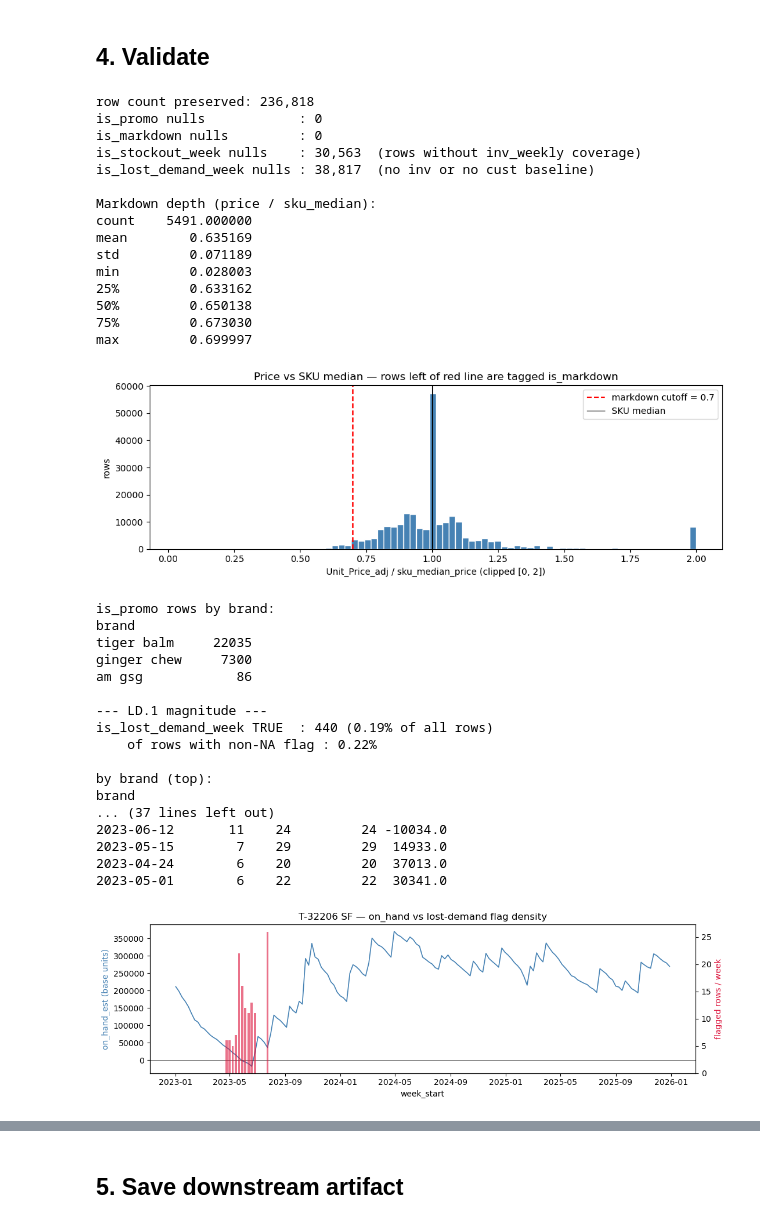
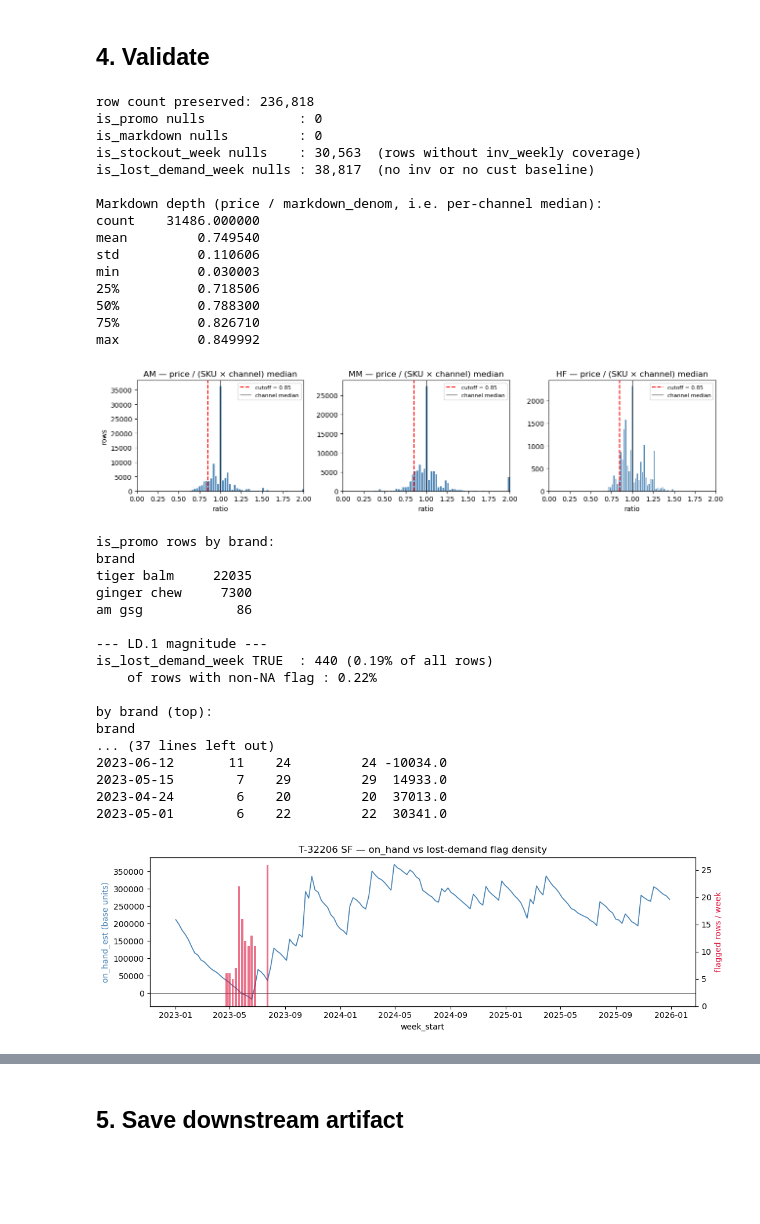
Before and after one commit to binkybarnes/pop_prompt2, a Jupyter notebook: pipeline/05_tag_transactions.ipynb, the cells around one changed output, grey strips where cells are left out. Drawn from its saved outputs; the diff is of its cells as text; code cells hidden in the pictures; blank space fills up the shorter version.

```diff
--- a/pipeline/05_tag_transactions.ipynb
+++ b/pipeline/05_tag_transactions.ipynb
@@ -27,7 +27,14 @@ if str(ROOT) not in sys.path:
     sys.path.insert(0, str(ROOT))
 
 # Tunable thresholds — passed to src.tagging.tag_transactions
-MARKDOWN_FACTOR     = 0.70   # Unit_Price_adj < 0.70 * SKU median -> is_markdown
+MARKDOWN_FACTOR     = 0.85   # price < 0.85 * (SKU × channel) median -> is_markdown
+                             # Calibrated to the demand-response curve: rows
+                             # 10-20% below median show 2.6x normal qty, 20-30%
+                             # below show 4x, 30%+ show 11x. 0.85 picks up the
+                             # first meaningful bump. See 05b experiment.
+MARKDOWN_MIN_N      = 5      # min rows per (SKU × channel) to trust the
+                             # per-channel median; below that fall back to
+                             # pooled SKU median.
 LOST_DEMAND_COVER_K = 10.0   # low_stock if week_on_hand < K * typical weekly base sales
 LOST_DEMAND_ORDER_F = 0.70   # cust shorted if order < F * customer median base qty for SKU
 LOST_DEMAND_MIN_N   = 3      # min orders per (customer, SKU) to trust the customer median
@@ -56,6 +73,7 @@ from src.tagging import tag_transactions
 sales, meta = tag_transactions(
     sales, promo_cal, inv_weekly,
     markdown_factor=MARKDOWN_FACTOR,
+    markdown_min_n=MARKDOWN_MIN_N,
     lost_demand_cover_k=LOST_DEMAND_COVER_K,
     lost_demand_order_f=LOST_DEMAND_ORDER_F,
     lost_demand_min_n=LOST_DEMAND_MIN_N,
@@ -67,7 +85,7 @@ def _pct(k): return meta[k] / n * 100
 
 print(f'total sales rows                 : {n:,}')
 print(f'is_promo             : {meta["is_promo_true"]:>8,} ({_pct("is_promo_true"):5.1f}%)')
-print(f'is_markdown          : {meta["is_markdown_true"]:>8,} ({_pct("is_markdown_true"):5.1f}%)')
+print(f'is_markdown          : {meta["is_markdown_true"]:>8,} ({_pct("is_markdown_true"):5.1f}%)  (factor={MARKDOWN_FACTOR}, per-(SKU × channel) median)')
 print(f'is_stockout_week     : {meta["is_stockout_week_true"]:>8,} ({_pct("is_stockout_week_true"):5.1f}%)  (strict: on_hand<=0)')
 print(f'is_lost_demand_week  : {meta["is_lost_demand_week_true"]:>8,} ({_pct("is_lost_demand_week_true"):5.1f}%)  (low stock AND cust below normal)')
 print(f'   low_stock_week          : {meta["low_stock_week_true"]:>8,} ({_pct("low_stock_week_true"):5.1f}%)')
@@ -78,6 +96,12 @@ print(f'is_clean_demand      : {meta["is_clean_demand_true"]:>8,} ({_pct("is_cle
 print('\nflag overlap (is_promo × is_markdown):')
 print(pd.crosstab(sales['is_promo'], sales['is_markdown']).to_string())
 
+print('\nis_markdown per channel:')
+print(sales.groupby('SALESCHANNEL', dropna=False).agg(
+    n=('is_markdown', 'size'),
+    flagged=('is_markdown', 'sum'),
+).assign(pct=lambda d: 100 * d['flagged'] / d['n']).round(2).to_string())
+
 print('\nlost-demand-week overlap with other flags:')
 ld = sales['is_lost_demand_week'] == True
 print(f'   and is_promo        : {(ld & sales["is_promo"]).sum():,}')
@@ -119,22 +140,27 @@ print(f'is_stockout_week nulls    : {sales["is_stockout_week"].isna().sum():,}
 print(f'is_lost_demand_week nulls : {sales["is_lost_demand_week"].isna().sum():,}  (no inv or no cust baseline)')
 
 # ---- Check 3: markdown depth distribution ----------------------------------
-md = sales[sales['is_markdown'] & sales['sku_median_price'].notna()].copy()
-md['price_ratio'] = md['Unit_Price_adj'] / md['sku_median_price']
-print(f'\nMarkdown depth (price / sku_median):')
+# markdown_denom is the per-(SKU × channel) median (fallback: pooled SKU median).
+md = sales[sales['is_markdown'] & sales['markdown_denom'].notna()].copy()
+md['price_ratio'] = md['Unit_Price_adj'] / md['markdown_denom']
+print(f'\nMarkdown depth (price / markdown_denom, i.e. per-channel median):')
 print(md['price_ratio'].describe().to_string())
 
-fig, ax = plt.subplots(figsize=(10, 3.5))
-all_ratio = (sales.loc[sales['Unit_Price_adj'] > 0, 'Unit_Price_adj']
-             / sales.loc[sales['Unit_Price_adj'] > 0, 'sku_median_price']).dropna()
-ax.hist(all_ratio.clip(0, 2), bins=80, color='steelblue', edgecolor='white')
-ax.axvline(MARKDOWN_FACTOR, color='red', linestyle='--',
-           label=f'markdown cutoff = {MARKDOWN_FACTOR}')
-ax.axvline(1.0, color='black', linestyle='-', lw=0.8, label='SKU median')
-ax.set_xlabel('Unit_Price_adj / sku_median_price (clipped [0, 2])')
-ax.set_ylabel('rows')
-ax.set_title('Price vs SKU median — rows left of red line are tagged is_markdown')
-ax.legend()
+# Per-channel histogram — shows how the cutoff lands within each channel's
+# own price distribution, which is the whole point of per-channel medians.
+fig, axes = plt.subplots(1, 3, figsize=(13, 3.2), sharey=False)
+for ax, chan in zip(axes, ['AM', 'MM', 'HF']):
+    mask = (sales['SALESCHANNEL'] == chan) & (sales['Unit_Price_adj'] > 0) & sales['markdown_denom'].notna()
+    r = (sales.loc[mask, 'Unit_Price_adj'] / sales.loc[mask, 'markdown_denom']).clip(0, 2)
+    ax.hist(r, bins=70, color='steelblue', edgecolor='white')
+    ax.axvline(MARKDOWN_FACTOR, color='red', linestyle='--',
+               label=f'cutoff = {MARKDOWN_FACTOR}')
+    ax.axvline(1.0, color='black', linestyle='-', lw=0.8, label='channel median')
+    ax.set_title(f'{chan} — price / (SKU × channel) median')
+    ax.set_xlim(0, 2)
+    ax.set_xlabel('ratio')
+    ax.legend(fontsize=8)
+axes[0].set_ylabel('rows')
 plt.tight_layout()
 plt.show()
 
@@ -243,43 +269,43 @@ else:
     print('(no flagged rows with a next-order window)')
 sales = sales.drop(columns=['_next_qty', '_next_date', '_days_to_next'])
 
 # ---- LD.5: spot-check the known-bad T-32206 SF window ----------------------
 # Step 04 saw T-32206 SF min on_hand ~ -17,450. The weeks near that trough
 # should be densely flagged (or at least have low_stock_week).
 print('\n--- LD.5 spot check: T-32206 SF deepest-dip window ---')
 sf = sales[(sales['ITEMNMBR'] == 'T-32206') & (sales['DC'] == 'SF')].copy()
 if len(sf) and sf['week_on_hand'].notna().any():
     trough_week = sf.loc[sf['week_on_hand'].idxmin(), 'week_start']
     win_start = trough_week - pd.Timedelta(weeks=4)
     win_end   = trough_week + pd.Timedelta(weeks=4)
     w = sf[(sf['week_start'] >= win_start) & (sf['week_start'] <= win_end)]
     print(f'deepest week : {trough_week.date()}  (window ±4w)')
     summary = w.groupby('week_start').agg(
         rows=('QTY_BASE', 'size'),
         on_hand=('week_on_hand', 'first'),
         typical=('typical_weekly_base', 'first'),
         low_stock=('low_stock_week', lambda s: (s == True).sum()),
         lost_demand=('is_lost_demand_week', lambda s: (s == True).sum()),
         cust_short=('cust_below_normal', 'sum'),
     ).reset_index()
     print(summary.to_string(index=False))
 # %% [output]
 row count preserved: 236,818
 is_promo nulls            : 0
 is_markdown nulls         : 0
 is_stockout_week nulls    : 30,563  (rows without inv_weekly coverage)
 is_lost_demand_week nulls : 38,817  (no inv or no cust baseline)
 
-Markdown depth (price / sku_median):
-count    5491.000000
-mean        0.635169
-std         0.071189
-min         0.028003
-25%         0.633162
-50%         0.650138
-75%         0.673030
-max         0.699997
+Markdown depth (price / markdown_denom, i.e. per-channel median):
+count    31486.000000
+mean         0.749540
+std          0.110606
+min          0.030003
+25%          0.718506
+50%          0.788300
+75%          0.826710
+max          0.849992
-[figure, old version]
+[figure, new version]
 is_promo rows by brand:
 brand
 tiger balm     22035
```
Also changed, not shown: parts of 3 cells of this notebook, 5 other files.
